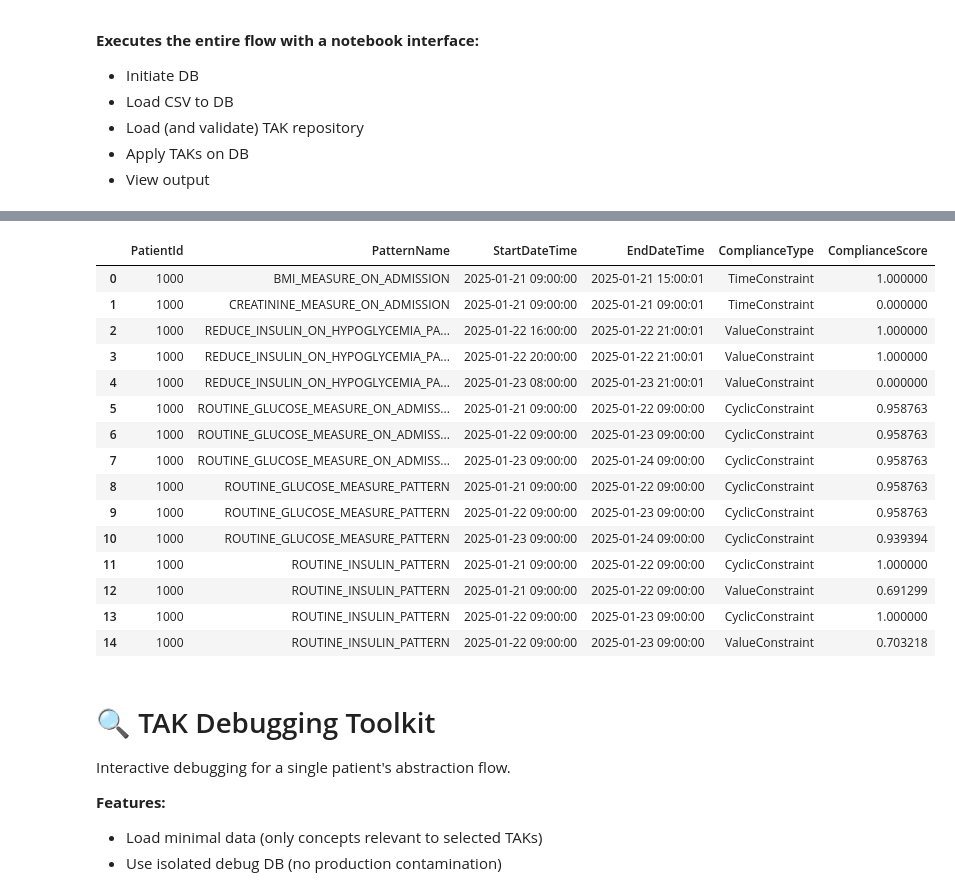
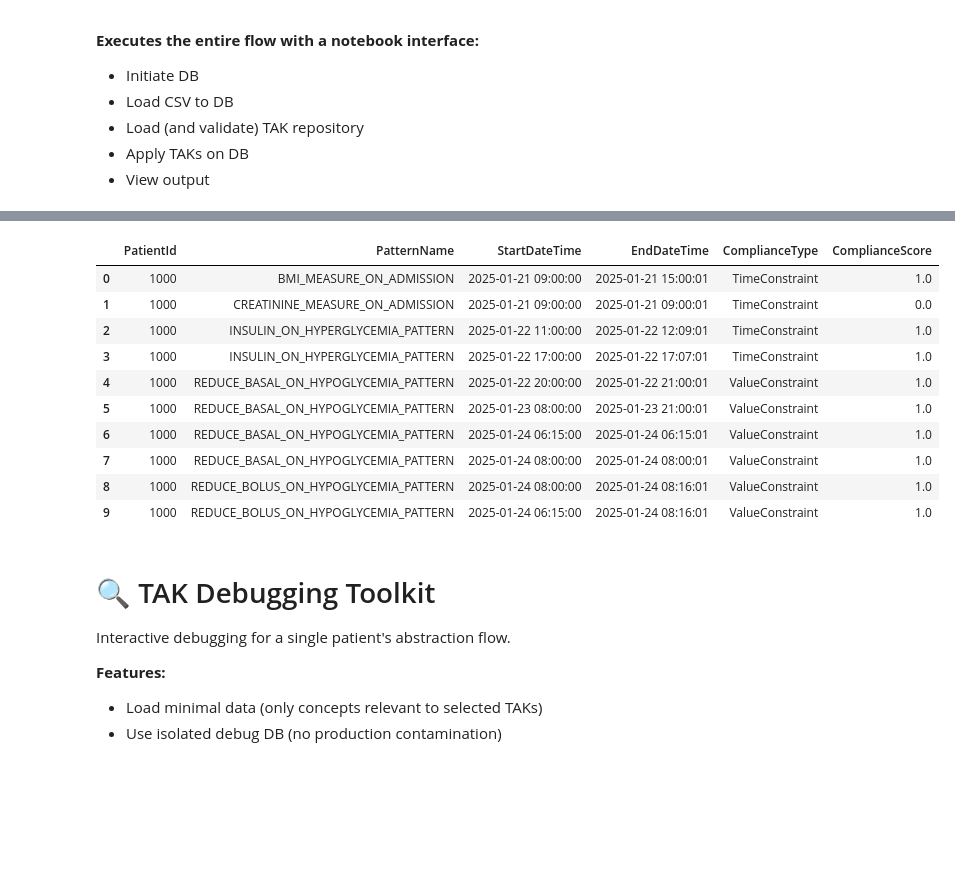
Before and after one commit to shaharoded/Mediator, a Jupyter notebook: run_mediator.ipynb, the cells around one changed output, grey strips where cells are left out. Saved outputs shown, nothing was run; the diff lists cells and outputs as text; code cells hidden in the pictures; blank space fills up the shorter version.

```diff
--- a/run_mediator.ipynb
+++ b/run_mediator.ipynb
@@ -278,30 +264,25 @@ df_results.head(20)
 # %%
 # Query OutputPatientData
 query = """
 SELECT PatientId, PatternName, StartDateTime, EndDateTime, ComplianceType, ComplianceScore
 FROM PatientQAScores
 WHERE PatientId = 1000
 """
 df_results = pd.read_sql_query(query, da.conn)
 df_results = df_results.sort_values(by=["PatternName"], ignore_index=True)
-df_results.head(20)
+df_results.head(10)
 # %% [output]
 |  | PatientId | PatternName | StartDateTime | EndDateTime | ComplianceType | ComplianceScore |
-| 0 | 1000 | BMI_MEASURE_ON_ADMISSION | 2025-01-21 09:00:00 | 2025-01-21 15:00:01 | TimeConstraint | 1.000000 |
-| 1 | 1000 | CREATININE_MEASURE_ON_ADMISSION | 2025-01-21 09:00:00 | 2025-01-21 09:00:01 | TimeConstraint | 0.000000 |
-| 2 | 1000 | REDUCE_INSULIN_ON_HYPOGLYCEMIA_PA... | 2025-01-22 16:00:00 | 2025-01-22 21:00:01 | ValueConstraint | 1.000000 |
-| 3 | 1000 | REDUCE_INSULIN_ON_HYPOGLYCEMIA_PA... | 2025-01-22 20:00:00 | 2025-01-22 21:00:01 | ValueConstraint | 1.000000 |
-| 4 | 1000 | REDUCE_INSULIN_ON_HYPOGLYCEMIA_PA... | 2025-01-23 08:00:00 | 2025-01-23 21:00:01 | ValueConstraint | 0.000000 |
-| 5 | 1000 | ROUTINE_GLUCOSE_MEASURE_ON_ADMISS... | 2025-01-21 09:00:00 | 2025-01-22 09:00:00 | CyclicConstraint | 0.958763 |
-| 6 | 1000 | ROUTINE_GLUCOSE_MEASURE_ON_ADMISS... | 2025-01-22 09:00:00 | 2025-01-23 09:00:00 | CyclicConstraint | 0.958763 |
-| 7 | 1000 | ROUTINE_GLUCOSE_MEASURE_ON_ADMISS... | 2025-01-23 09:00:00 | 2025-01-24 09:00:00 | CyclicConstraint | 0.958763 |
-| 8 | 1000 | ROUTINE_GLUCOSE_MEASURE_PATTERN | 2025-01-21 09:00:00 | 2025-01-22 09:00:00 | CyclicConstraint | 0.958763 |
-| 9 | 1000 | ROUTINE_GLUCOSE_MEASURE_PATTERN | 2025-01-22 09:00:00 | 2025-01-23 09:00:00 | CyclicConstraint | 0.958763 |
-| 10 | 1000 | ROUTINE_GLUCOSE_MEASURE_PATTERN | 2025-01-23 09:00:00 | 2025-01-24 09:00:00 | CyclicConstraint | 0.939394 |
-| 11 | 1000 | ROUTINE_INSULIN_PATTERN | 2025-01-21 09:00:00 | 2025-01-22 09:00:00 | CyclicConstraint | 1.000000 |
-| 12 | 1000 | ROUTINE_INSULIN_PATTERN | 2025-01-21 09:00:00 | 2025-01-22 09:00:00 | ValueConstraint | 0.691299 |
-| 13 | 1000 | ROUTINE_INSULIN_PATTERN | 2025-01-22 09:00:00 | 2025-01-23 09:00:00 | CyclicConstraint | 1.000000 |
-| 14 | 1000 | ROUTINE_INSULIN_PATTERN | 2025-01-22 09:00:00 | 2025-01-23 09:00:00 | ValueConstraint | 0.703218 |
+| 0 | 1000 | BMI_MEASURE_ON_ADMISSION | 2025-01-21 09:00:00 | 2025-01-21 15:00:01 | TimeConstraint | 1.0 |
+| 1 | 1000 | CREATININE_MEASURE_ON_ADMISSION | 2025-01-21 09:00:00 | 2025-01-21 09:00:01 | TimeConstraint | 0.0 |
+| 2 | 1000 | INSULIN_ON_HYPERGLYCEMIA_PATTERN | 2025-01-22 11:00:00 | 2025-01-22 12:09:01 | TimeConstraint | 1.0 |
+| 3 | 1000 | INSULIN_ON_HYPERGLYCEMIA_PATTERN | 2025-01-22 17:00:00 | 2025-01-22 17:07:01 | TimeConstraint | 1.0 |
+| 4 | 1000 | REDUCE_BASAL_ON_HYPOGLYCEMIA_PATTERN | 2025-01-22 20:00:00 | 2025-01-22 21:00:01 | ValueConstraint | 1.0 |
+| 5 | 1000 | REDUCE_BASAL_ON_HYPOGLYCEMIA_PATTERN | 2025-01-23 08:00:00 | 2025-01-23 21:00:01 | ValueConstraint | 1.0 |
+| 6 | 1000 | REDUCE_BASAL_ON_HYPOGLYCEMIA_PATTERN | 2025-01-24 06:15:00 | 2025-01-24 06:15:01 | ValueConstraint | 1.0 |
+| 7 | 1000 | REDUCE_BASAL_ON_HYPOGLYCEMIA_PATTERN | 2025-01-24 08:00:00 | 2025-01-24 08:00:01 | ValueConstraint | 1.0 |
+| 8 | 1000 | REDUCE_BOLUS_ON_HYPOGLYCEMIA_PATTERN | 2025-01-24 08:00:00 | 2025-01-24 08:16:01 | ValueConstraint | 1.0 |
+| 9 | 1000 | REDUCE_BOLUS_ON_HYPOGLYCEMIA_PATTERN | 2025-01-24 06:15:00 | 2025-01-24 08:16:01 | ValueConstraint | 1.0 |
 # %% [markdown]
 # 🔍 TAK Debugging Toolkit
 
```
Also changed, not shown: parts of 5 cells of this notebook, 10 other files.
